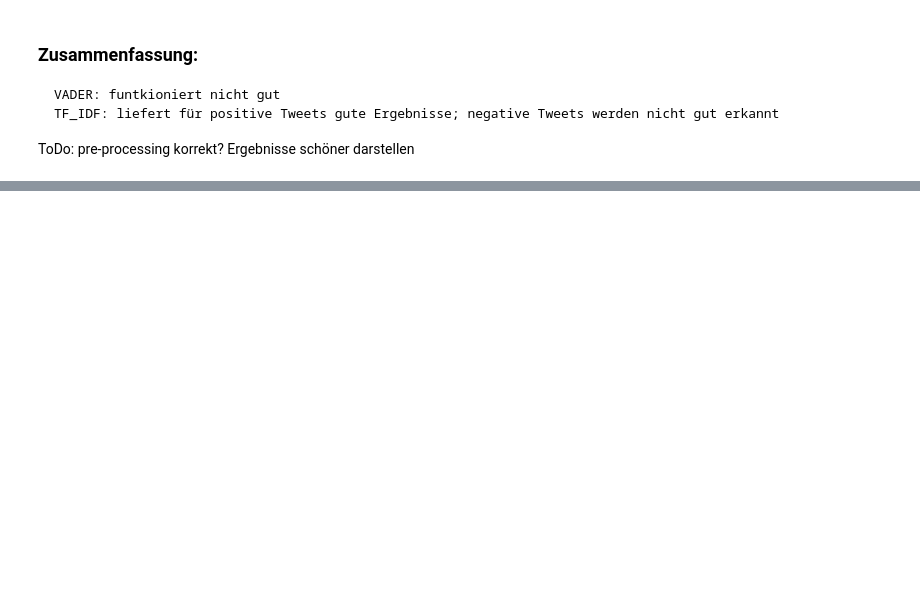
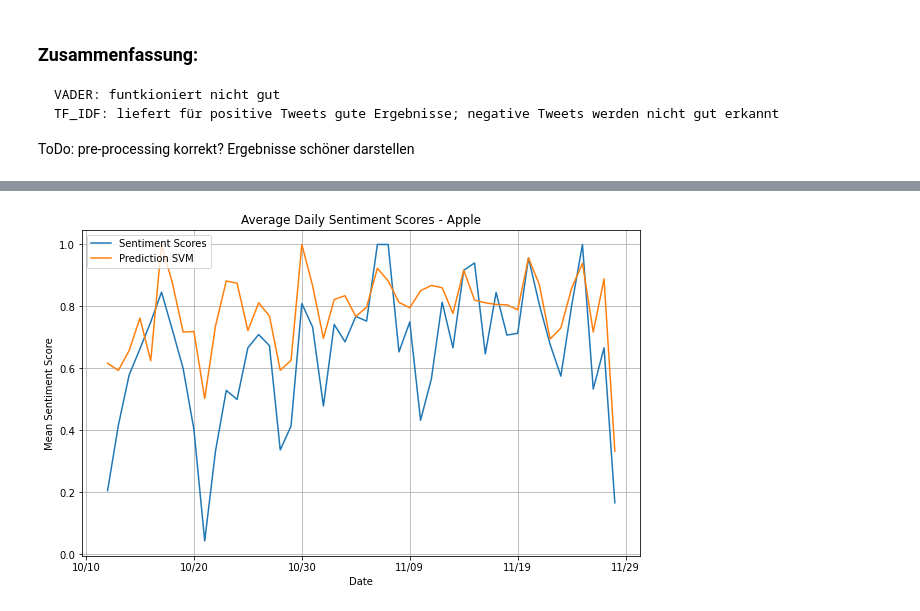
Before and after one commit to fogx/news_sentiment, a Jupyter notebook: code/notebooks/Baseline_Tweets.ipynb, the cells around one changed output, grey strips where cells are left out. Cells and saved outputs as stored; diff of their text form; code cells hidden in the pictures; blank space fills up the shorter version.

```diff
--- a/code/notebooks/Baseline_Tweets.ipynb
+++ b/code/notebooks/Baseline_Tweets.ipynb
@@ -272,0 +354,9 @@ Ergebnisse schöner darstellen
+# %%
+sentiment_scores_test["avg_svm"] = (sentiment_scores_test["sentiment_svm_1"] - sentiment_scores_test["sentiment_svm_-1"])/((sentiment_scores_test["sentiment_svm_1"] + sentiment_scores_test["sentiment_svm_-1"]))
+# %%
+sentiment_scores_test["avg_base"] = (sentiment_scores_test["basic_sentiment_1"] - sentiment_scores_test["basic_sentiment_-1"])/((sentiment_scores_test["sentiment_svm_1"] + sentiment_scores_test["sentiment_svm_-1"]))
+# %%
+#create date variable from index
+sentiment_scores_test["date"] = sentiment_scores_test.index
+# %%
+sentiment_scores_test["date"] = pd.to_datetime(sentiment_scores_test.date, format='%m/%d/%Y')
@@ -272,0 +379,17 @@ Ergebnisse schöner darstellen
+# %%
+fig, ax = plt.subplots(figsize=(10, 6))
+ax.plot(sentiment_scores_test["date"],sentiment_scores_test.avg_base, label = 'Sentiment Scores')
+ax.plot(sentiment_scores_test["date"], sentiment_scores_test["avg_svm"], label = 'Prediction SVM')
+ax.set_xlabel('Date')
+ax.set_ylabel('Mean Sentiment Score')
+ax.set_title('Average Daily Sentiment Scores - Apple')
+ax.grid(True)
+ax.legend(loc='upper left');
+
+#format date axis
+date_form = DateFormatter("%m/%d")
+ax.xaxis.set_major_formatter(date_form)
+#change interval
+ax.xaxis.set_major_locator(ticker.AutoLocator())
+# %% [output]
+[figure, added]
```
Also changed, not shown: parts of 44 cells of this notebook.
